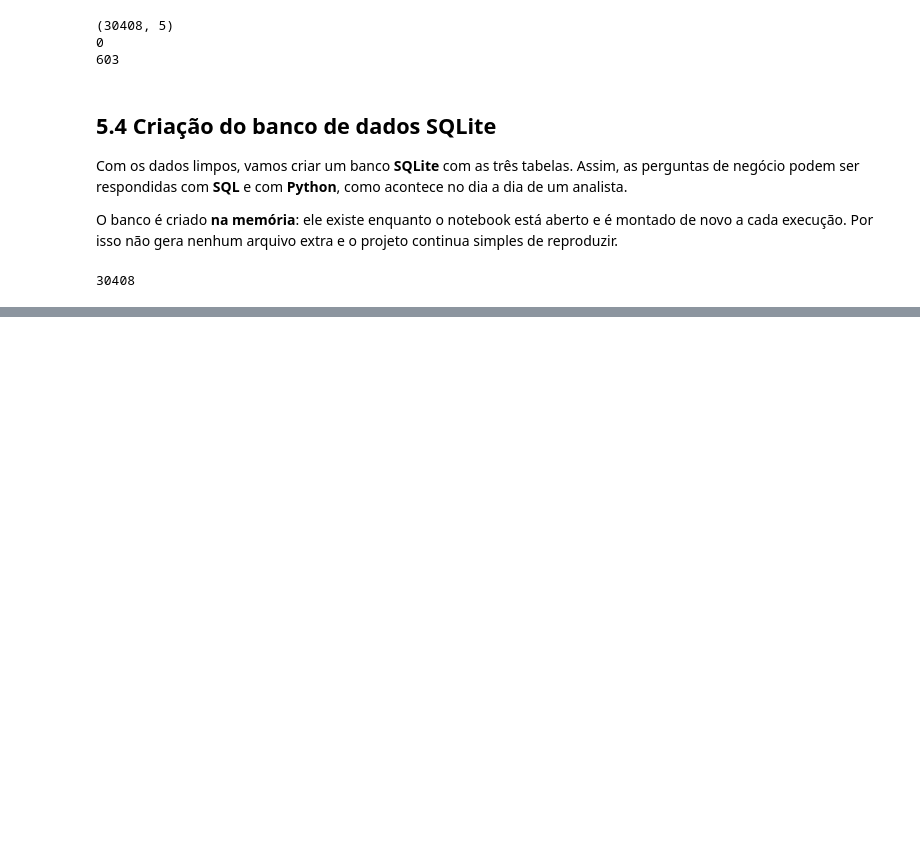
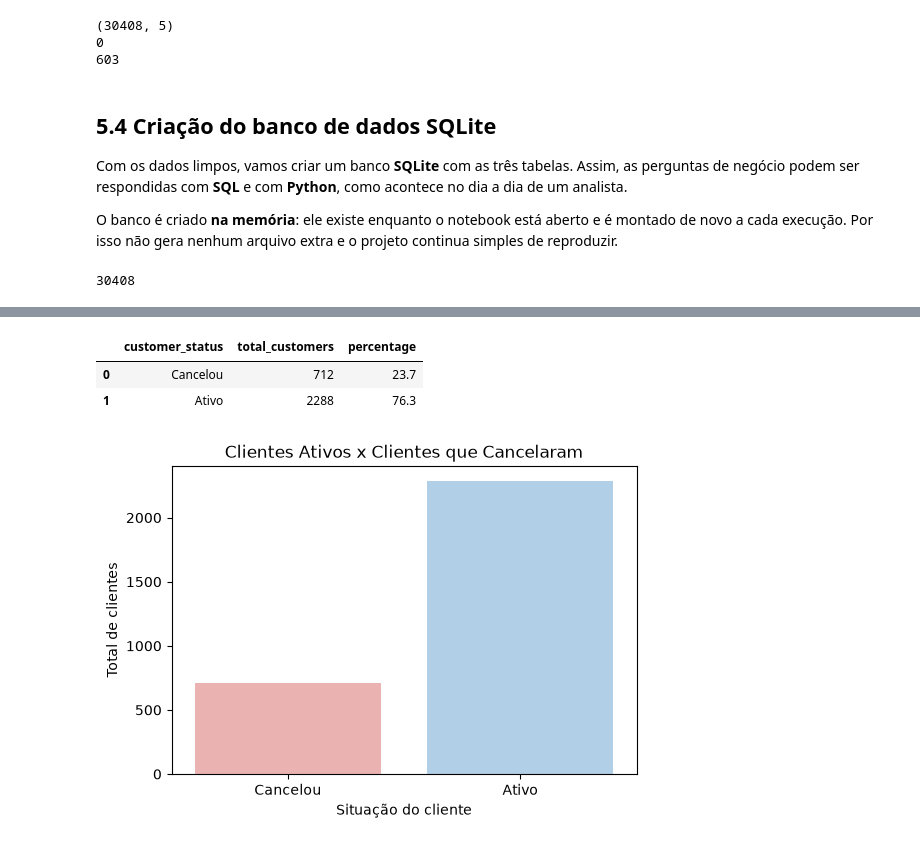
Before and after one commit to ricardo-paganini/subscription-churn-analysis, a Jupyter notebook: churn_analysis.ipynb, the cells around one changed output, grey strips where cells are left out. Saved outputs shown, nothing was run; the diff lists cells and outputs as text; code cells hidden in the pictures; blank space fills up the shorter version.

Commit message:
Add churn rate analysis

```diff
--- a/churn_analysis.ipynb
+++ b/churn_analysis.ipynb
@@ -375,0 +408,26 @@ payments.to_sql('pauments', conn, index=False)
+# %%
+query = '''
+SELECT CASE WHEN churn = 1 THEN 'Cancelou' ELSE 'Ativo' END AS customer_status,
+       COUNT(*) AS total_customers,
+       ROUND(COUNT(*) * 100.0 / (SELECT COUNT(*) FROM customers), 1) AS percentage
+FROM customers
+GROUP BY churn
+ORDER BY churn DESC
+'''
+
+churn_rate = pd.read_sql(query, conn)
+display(churn_rate)
+# %% [output]
+|  | customer_status | total_customers | percentage |
+| 0 | Cancelou | 712 | 23.7 |
+| 1 | Ativo | 2288 | 76.3 |
+# %%
+plt.figure(figsize=(6, 4))
+sns.barplot(data=churn_rate, x='customer_status', y='total_customers', hue='customer_status',
+            palette={'Ativo': '#a8d0f0', 'Cancelou': '#f4a9a8'}, legend=False)
+plt.title('Clientes Ativos x Clientes que Cancelaram')
+plt.xlabel('Situação do cliente')
+plt.ylabel('Total de clientes')
+plt.show()
+# %% [output]
+[figure, added]
```
Also changed, not shown: parts of 3 cells of this notebook.
